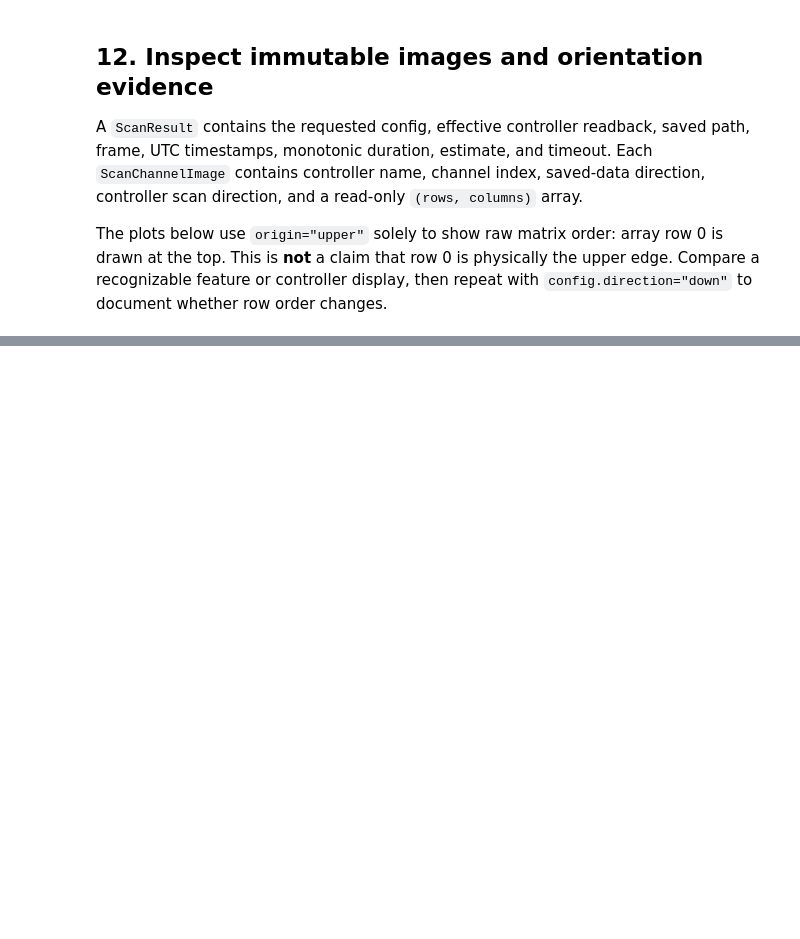
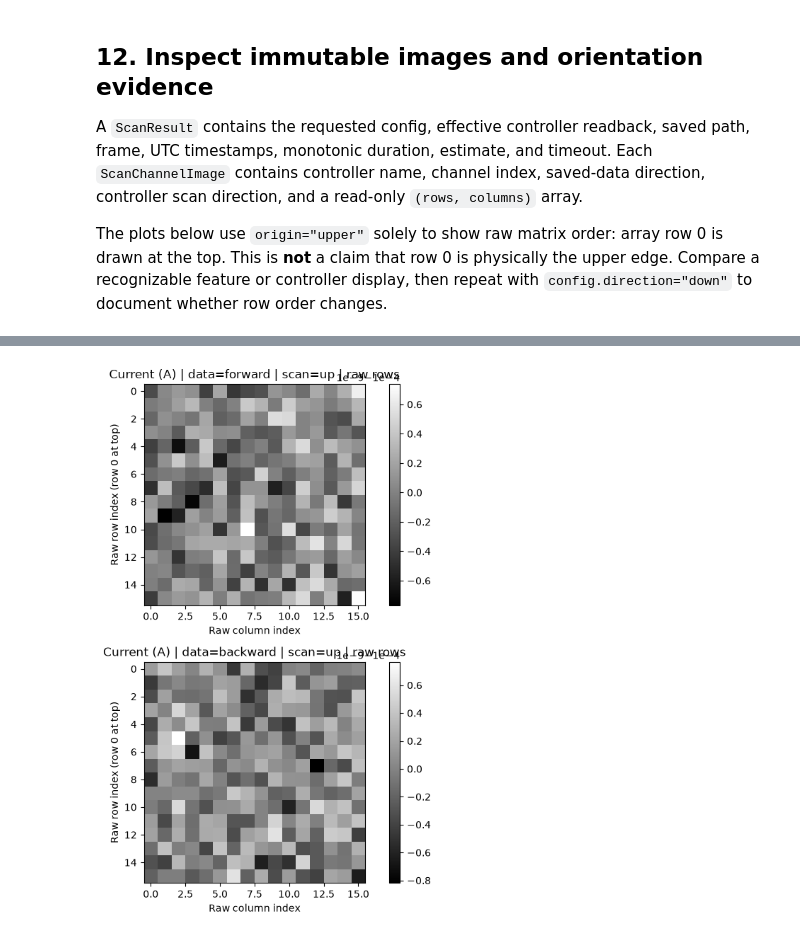
Before and after one commit to jinkeda/qcodes_nanonis, a Jupyter notebook: examples/scan_workflow_live_demo.ipynb, the cells around one changed output, grey strips where cells are left out. Saved outputs shown, nothing was run; the diff lists cells and outputs as text; code cells hidden in the pictures; blank space fills up the shorter version.

```diff
--- a/examples/scan_workflow_live_demo.ipynb
+++ b/examples/scan_workflow_live_demo.ipynb
@@ -393,18 +469,26 @@ for image in result.images:
 # %%
 import matplotlib.pyplot as plt  # noqa: E402
+from skimage.util import img_as_float  # noqa: E402
 
 if not result.images:
     print("No images were requested (`grab_data=False`)")
 else:
     fig, axes = plt.subplots(
         len(result.images), 1, figsize=(7, 4 * len(result.images)), squeeze=False
     )
     for axis, image in zip(axes[:, 0], result.images):
-        plotted = axis.imshow(image.data, origin="upper", aspect="auto")
+        scan_image = img_as_float(image.data)
+        rows, columns = scan_image.shape
+        plotted = axis.imshow(
+            scan_image, cmap="gray", origin="upper", aspect="equal"
+        )
+        axis.set_box_aspect(rows / columns)
         axis.set_title(
             f"{image.name} | data={image.direction} | scan={image.scan_direction} | raw rows"
         )
         axis.set_xlabel("Raw column index")
         axis.set_ylabel("Raw row index (row 0 at top)")
         fig.colorbar(plotted, ax=axis)
     fig.tight_layout()
+# %% [output]
+[figure, added]
```
Also changed, not shown: parts of 23 cells of this notebook, 13 other files.
